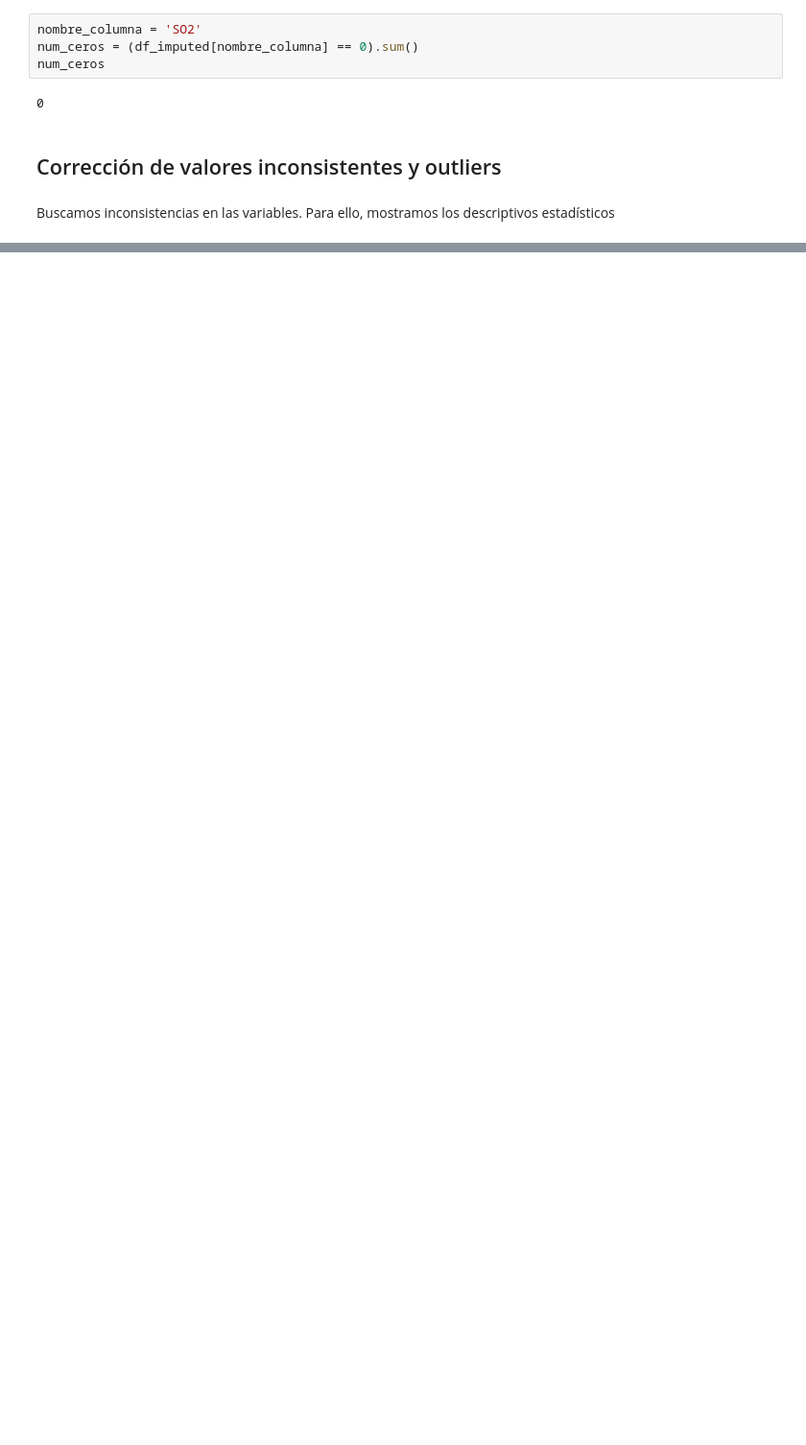
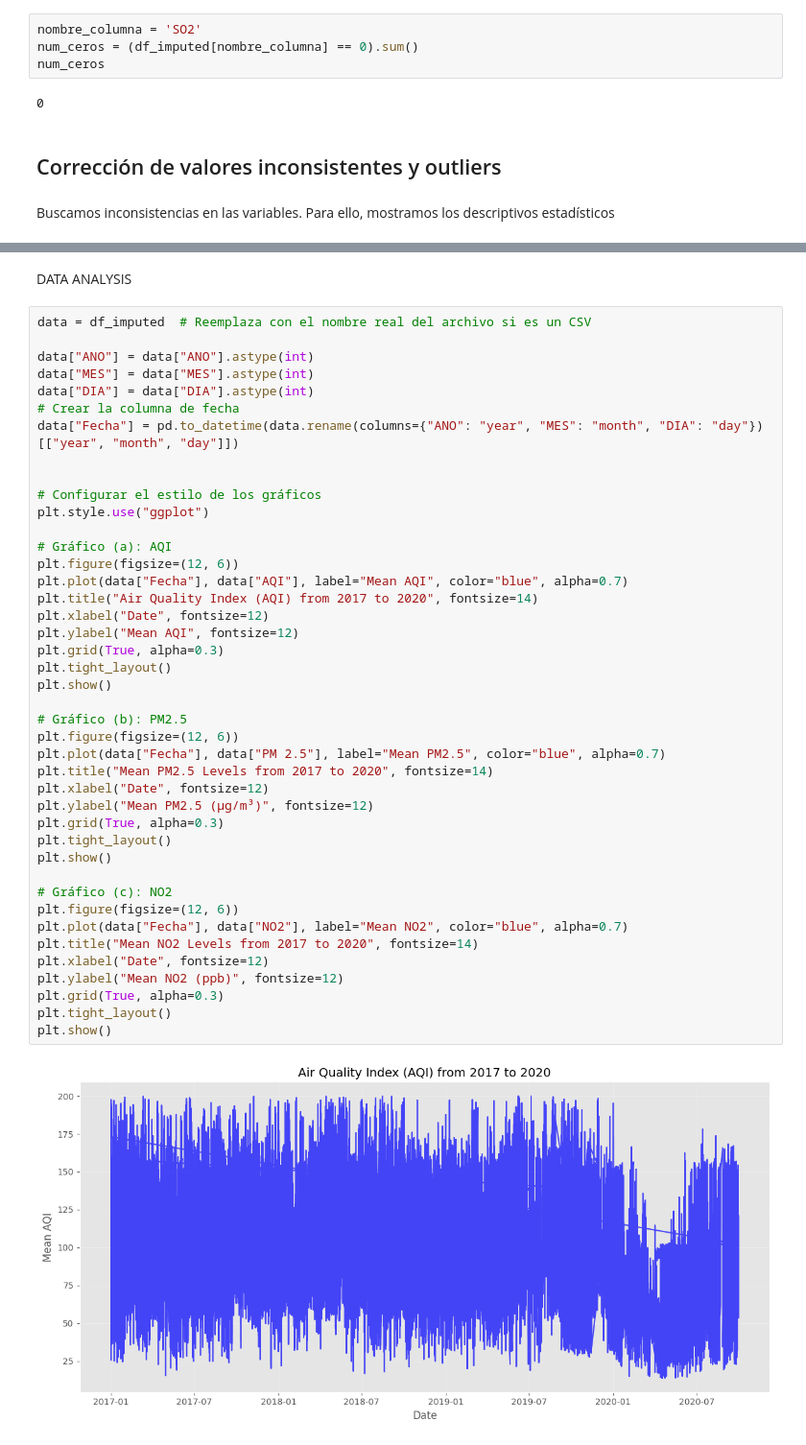
Before and after one commit to Sxrg1o/IA-TA, a Jupyter notebook: Preprocesamiento_caso_estudio_adaptado.ipynb, the cells around one changed output, grey strips where cells are left out. Shown at 96% size. Saved outputs shown, nothing was run; the diff lists cells and outputs as text; blank space fills up the shorter version.

```diff
--- a/Preprocesamiento_caso_estudio_adaptado.ipynb
+++ b/Preprocesamiento_caso_estudio_adaptado.ipynb
@@ -524,0 +356,46 @@ df.to_excel('DatosProcesados.xlsx')
+# %% [markdown]
+DATA ANALYSIS
+# %%
+data = df_imputed  # Reemplaza con el nombre real del archivo si es un CSV
+
+data["ANO"] = data["ANO"].astype(int)
+data["MES"] = data["MES"].astype(int)
+data["DIA"] = data["DIA"].astype(int)
+# Crear la columna de fecha
+data["Fecha"] = pd.to_datetime(data.rename(columns={"ANO": "year", "MES": "month", "DIA": "day"})[["year", "month", "day"]])
+
+
+# Configurar el estilo de los gráficos
+plt.style.use("ggplot")
+
+# Gráfico (a): AQI
+plt.figure(figsize=(12, 6))
+plt.plot(data["Fecha"], data["AQI"], label="Mean AQI", color="blue", alpha=0.7)
+plt.title("Air Quality Index (AQI) from 2017 to 2020", fontsize=14)
+plt.xlabel("Date", fontsize=12)
+plt.ylabel("Mean AQI", fontsize=12)
+plt.grid(True, alpha=0.3)
+plt.tight_layout()
+plt.show()
+
+# Gráfico (b): PM2.5
+plt.figure(figsize=(12, 6))
+plt.plot(data["Fecha"], data["PM 2.5"], label="Mean PM2.5", color="blue", alpha=0.7)
+plt.title("Mean PM2.5 Levels from 2017 to 2020", fontsize=14)
+plt.xlabel("Date", fontsize=12)
+plt.ylabel("Mean PM2.5 (µg/m³)", fontsize=12)
+plt.grid(True, alpha=0.3)
+plt.tight_layout()
+plt.show()
+
+# Gráfico (c): NO2
+plt.figure(figsize=(12, 6))
+plt.plot(data["Fecha"], data["NO2"], label="Mean NO2", color="blue", alpha=0.7)
+plt.title("Mean NO2 Levels from 2017 to 2020", fontsize=14)
+plt.xlabel("Date", fontsize=12)
+plt.ylabel("Mean NO2 (ppb)", fontsize=12)
+plt.grid(True, alpha=0.3)
+plt.tight_layout()
+plt.show()
+# %% [output]
+[figure, added]
```
Also changed, not shown: parts of 53 cells of this notebook.
